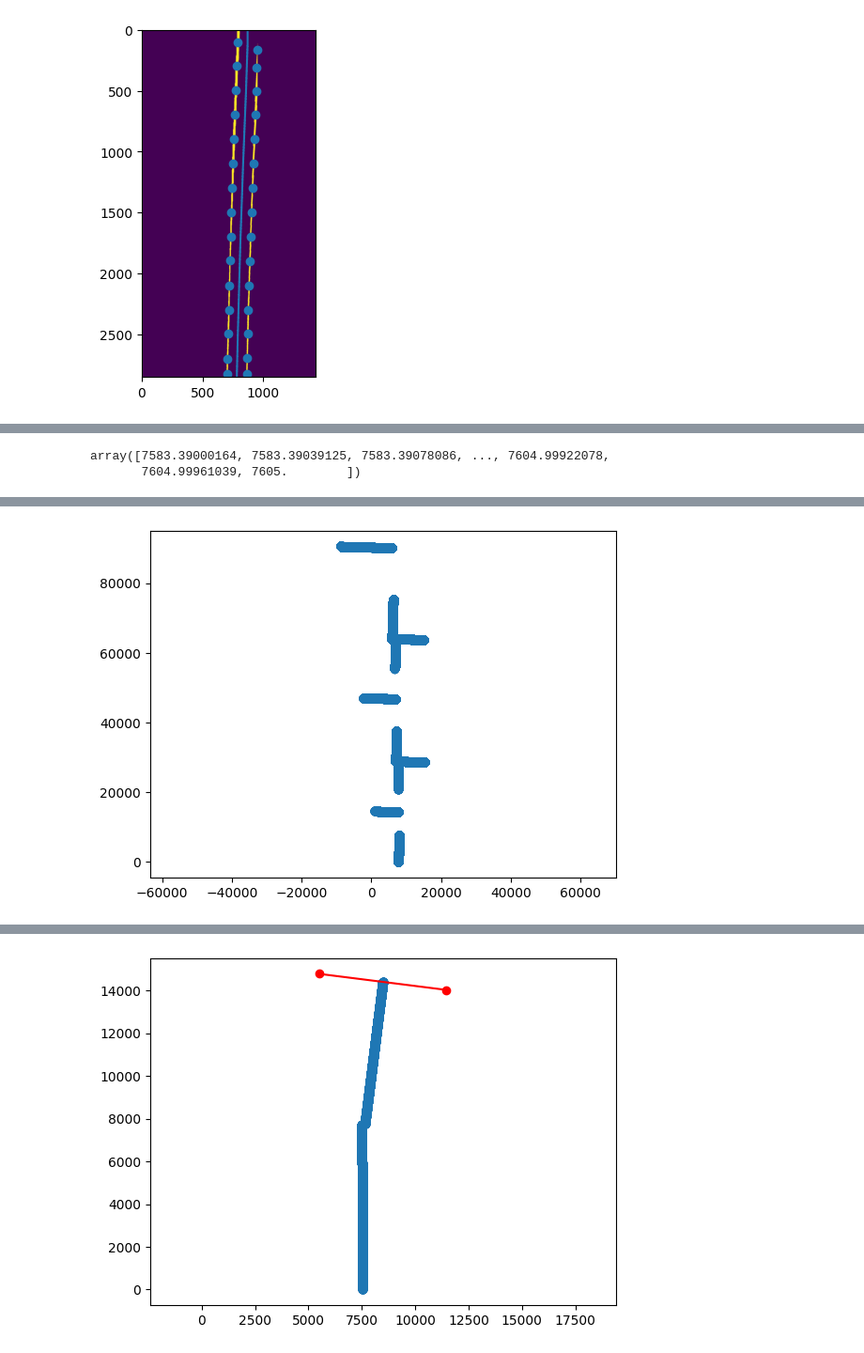
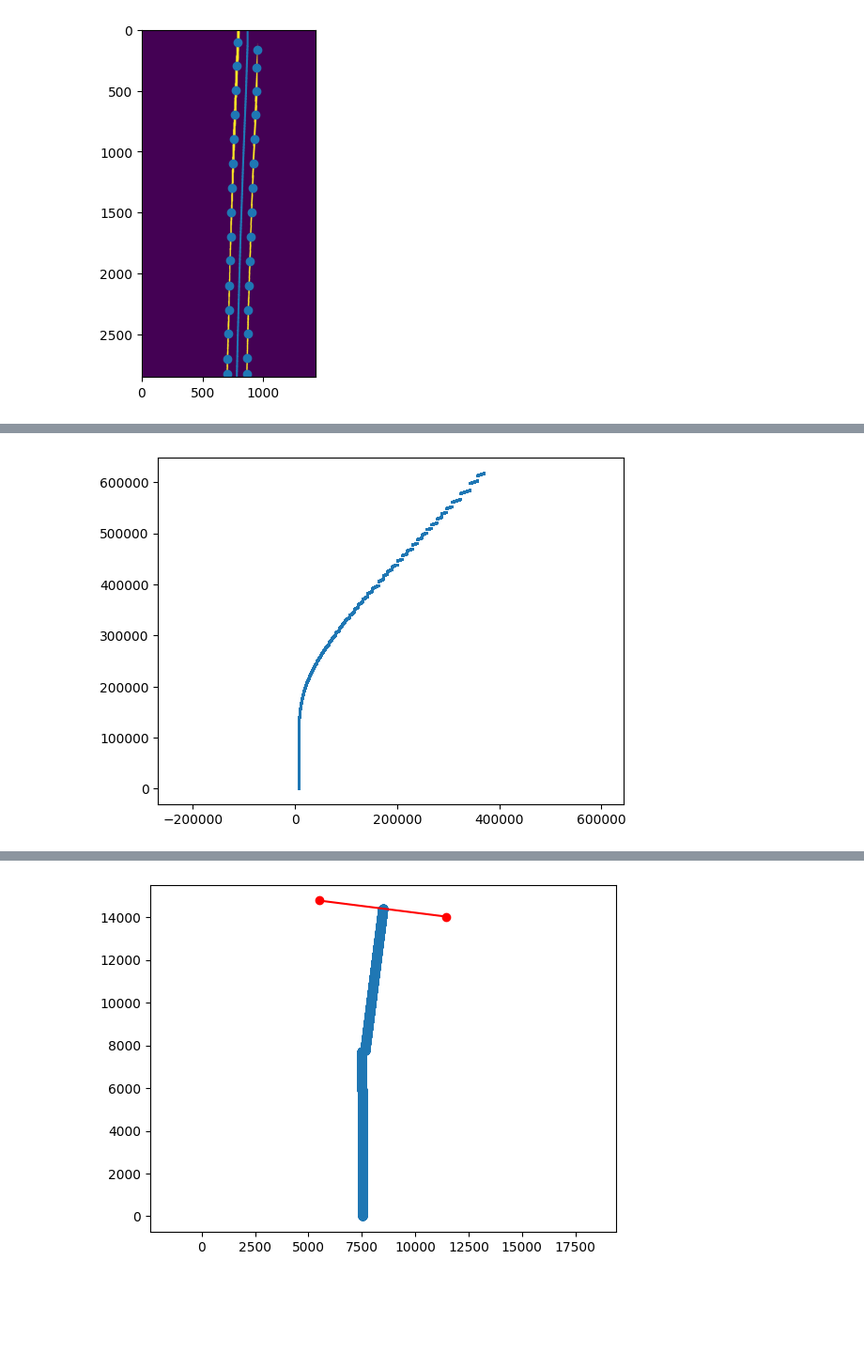
Before and after one commit to Andrudewt/perspective, a Jupyter notebook: proc_1.ipynb, the cells around one changed output, grey strips where cells are left out. Shown at 94% size. Cells and saved outputs as stored; diff of their text form; code cells hidden in the pictures; blank space fills up the shorter version.

```diff
--- a/proc_1.ipynb
+++ b/proc_1.ipynb
@@ -209,24 +157,24 @@ a1[0, 15:] += np.arange(5)
 a2 = np.array([np.ones(20), np.arange(20, 40)])
 a2[0, :] += 4
 
+p2 = a2.T[-1]
 p1 = a1.T[0]
-p2 = a1.T[-1]
-# p2 = np.array([-5, 19])
+# p2 = np.array([-5, 39])
 print(p1, p2)
 
 dx = p2[0] - p1[0]
 dy = p2[1] - p1[1]
 
-angle = np.arctan2(dy, dx)
+angle = np.arctan2(dx, dy)
 print(angle)
 angle_deg = np.degrees(angle)
 print(angle_deg)
 
 # нам нужен противоположный угол
-angle2 = np.pi / 2 - angle
+# angle2 = np.pi / 2 - angle
 
 # a3 = rotate(a2.T, angle, p2).T
-a3 = rotate(a2.T, -angle2, p2).T  # повернуть на минус angle
+a3 = rotate(a2.T, -angle, a1.T[-1]).T  # повернуть на минус angle
 
 
 plt.scatter(a1[0, :], a1[1, :])
@@ -320,3 +188,0 @@ plt.show()
-# %%
-i=0
-coord[i+1] - coord[i]
@@ -410,16 +272,16 @@ plt.show()
-# %%
-yx_centr[:, 1]
-# %% [output]
-array([7583.39000164, 7583.39039125, 7583.39078086, ..., 7604.99922078,
-       7604.99961039, 7605.        ])
 # %%
 # новый подход
 Array = np.zeros((1, 2))
 
+niz_all = np.zeros((1, 1))
+verx_all = np.zeros((1, 1))
+
+x_norm = 7513. # (mask.shape[1] // 2) + 379
+
 x_test = 0
 coef = 0
 shift = 0
-for i, (m_f, c) in enumerate(zip(msk_fs[15:25], coord[15:25])):  # 13:14
+for i, (m_f, c) in enumerate(zip(msk_fs[:-1], coord[:-1])):  # 0:-1 0:2 13:14 20:22 20:32 29:32
     mask = load_warp(m_f)
     mask = mask[mask.shape[0]-(coord[i+1] - coord[i]): mask.shape[0]+1]
 
@@ -427,6 +289,7 @@ for i, (m_f, c) in enumerate(zip(msk_fs[15:25], coord[15:25])):  # 13:14
     _, yx_centr = find_rail_dots(mask, step=200)
     # plt.imshow(resize(mask))
     # plt.plot(yx_centr[1, :]//10, yx_centr[0, :]//10)
+    # plt.axvline((mask.shape[1] // 20)+300, c='g')
     # plt.show()
 
     # преобразовать ось Y (переворот). Т.к.координаты на маске от нуля вверху,
@@ -443,47 +306,57 @@ for i, (m_f, c) in enumerate(zip(msk_fs[15:25], coord[15:25])):  # 13:14
     x_lin = f(yx_centr[:, 0])
     yx_centr[:, 1] = x_lin
     # ===========================================
-
-    # обновл коорд Y на пройденный путь
-    yx_centr[:, 0] += coef
-
+    # для первой итерации
     if not coef:
         angle = 0
     else:
+
+
         # x_test += 1000
         # yx_centr[:, 1] += x_test  # test
 
-        b = yx_centr[-1][::-1] # xy
+        # смещение по У
+        yx_centr[:, 0] += coef
+
+        b = yx_centr[0][::-1] # xy
         dx = b[0] - a0[0]
         dy = b[1] - a0[1]
         _angle = np.arctan2(dx, dy)
-        angle -= _angle
-        yx_centr = rotate(yx_centr[:, [1, 0]], -angle, yx_centr[0, [1, 0]])[:, [1, 0]]
+        angle += _angle
+        print('delta angle', _angle)
+        yx_centr = rotate(yx_centr[:, [1, 0]], -angle, yx_centr[-1, [1, 0]])[:, [1, 0]]
 
-        # сдвиг по X
-        shift += dx
+        # смещение по Х
+        b0 = yx_centr[-1, 1]
+        shift =  a - b0
+        yx_centr[:, 1] += shift
 
 
-        yx_centr[:, 1] += shift
 
-    # ?????
-    a0 = [yx_centr[0, 1], yx_centr[-1, 0]]  # xy
+    # для смещения
+    a = yx_centr[0, 1]
 
-    # обновл пройденный путь
+    a0 = [x_norm, yx_centr[-1, 0]]  # xy
+
+    # обновл коорд Y на пройденный путь
     coef += yx_centr.shape[0]
 
 
+    # niz_all = np.vstack((niz_all, yx_centr[-1, 1]))
+    # verx_all = np.vstack((verx_all, yx_centr[0, 1]))
 
-
-
+#     print('верх', np.int32(yx_centr[0]))
+#     print('низ', np.int32(yx_centr[-1]))
     # plt.scatter(yx_centr[:, 1], yx_centr[:, 0])
+    # plt.axvline((mask.shape[1] // 2) + 379, c='g')
     # plt.axis('equal')
-    # plt.show()
+# plt.show()
+    print(angle)
 
     Array = np.vstack((Array, yx_centr))
 Array = Array[1:, :]  # убир перв строка, кот 0 0
 
-plt.scatter(Array[:, 1], Array[:, 0])
+plt.scatter(Array[:, 1], Array[:, 0], s=1)
 plt.axis('equal')
 plt.show()
 # %% [output]
@@ -490 +380 @@ plt.show()
-[figure, old version]
+[figure, new version]
```
Also changed, not shown: parts of 19 cells of this notebook, 15 other files.
